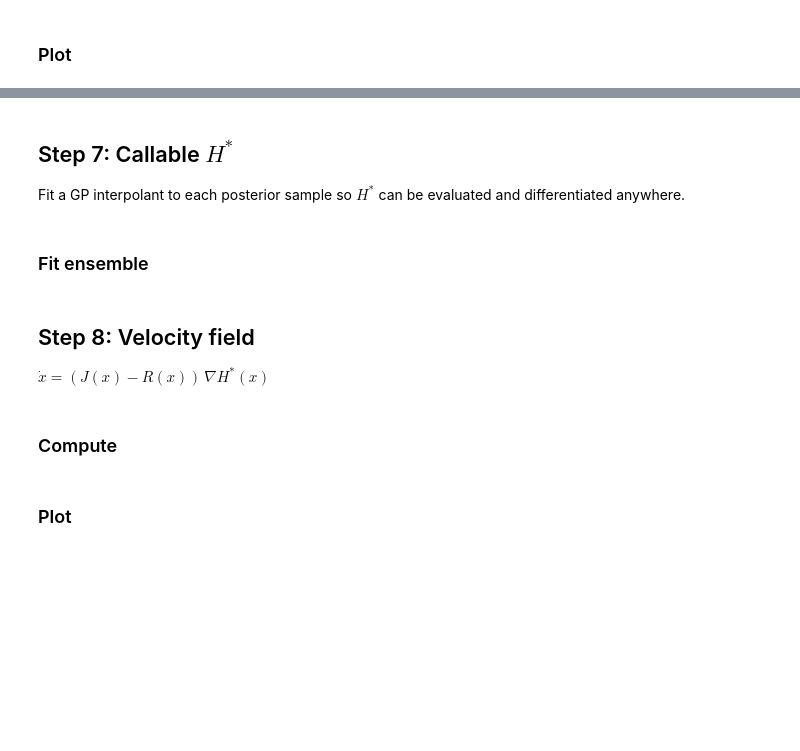
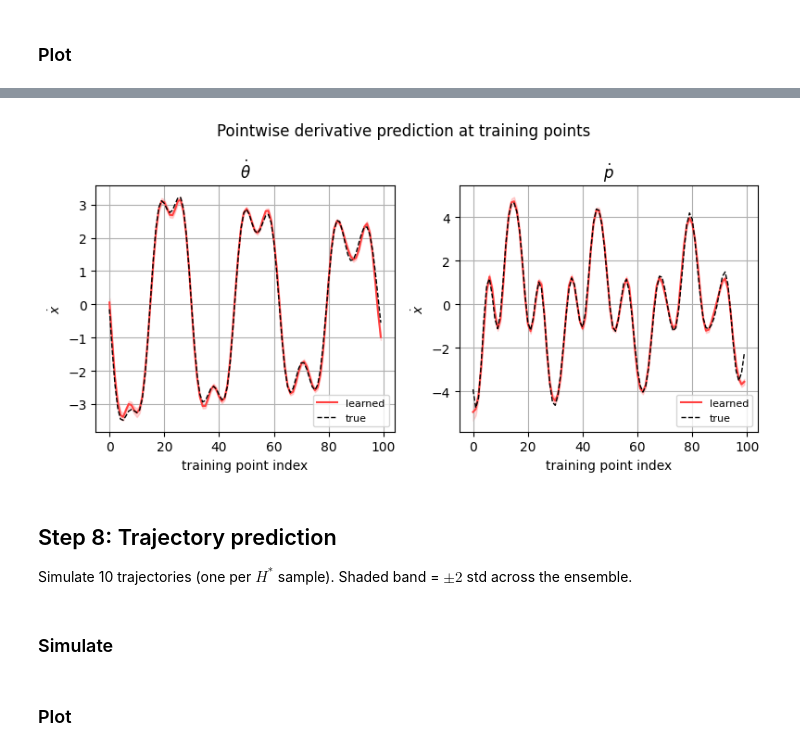
Before and after one commit to essey1/neuromancer, a Jupyter notebook: gp_phs_double-well_oscillator.ipynb, the cells around one changed output, grey strips where cells are left out. Saved outputs shown, nothing was run; the diff lists cells and outputs as text; code cells hidden in the pictures; blank space fills up the shorter version.

```diff
--- a/gp_phs_double-well_oscillator.ipynb
+++ b/gp_phs_double-well_oscillator.ipynb
@@ -258,16 +257,0 @@ H_true_grid = H_true(TH, P)
-# %%
-# compute posterior
-kernel = gpphs_module.gp_model.covar_module
-posterior = GPPosterior(
-    model=gpphs_module.gp_model, likelihood=gpphs_module.likelihood,
-    phs_matrices=phs, lengthscale=kernel.lengthscale.detach(),
-    signal_var=kernel.signal_var.detach(), noise_var=gpphs_module.likelihood.noise.detach(),
-)
-
-H_mean_train, _, H_samples = posterior(
-    train_x, train_u, train_xdot, test_x=train_x, xdot_var=xdot_var_t, n_samples=10)
-H_mean_grid, _, _ = posterior(
-    train_x, train_u, train_xdot, test_x=x_grid,  xdot_var=xdot_var_t, n_samples=1)
-
-offset    = H_true(x_smooth[:, 0], x_smooth[:, 1]).mean() - H_mean_train.numpy().mean()
-H_aligned = H_mean_grid.numpy().reshape(N_GRID, N_GRID) + offset
@@ -273,0 +269,11 @@ H_aligned = H_mean_grid.numpy().reshape(N_GRID, N_GRID) + offset
+# %%
+x_smooth_t = torch.tensor(x_smooth, dtype=torch.float32)
+
+ensemble = [
+    hamiltonian_approximator.HamiltonianApproximator(
+        method='gp',
+        lengthscale=posterior.lengthscale,
+        signal_var=posterior.signal_var,
+    ).fit(x_smooth_t, H_samples[i])
+    for i in range(H_samples.shape[0])
+]
@@ -274,2 +284,14 @@ H_aligned = H_mean_grid.numpy().reshape(N_GRID, N_GRID) + offset
+# %%
+xdot_true = xdot_smooth
+u_traj1   = u_i
+
+# EVALUATE LEARNED DYNAMICS: ẋ = (J(x) - R(x))∇H*(x) + G(x)u
+JR             = (phs.get_J(x_smooth_t) - phs.get_R(x_smooth_t)).detach().numpy()
+G              = phs.get_G(x_smooth_t).detach().numpy()
+grad_H_stack   = torch.stack([h.gradient(x_smooth_t) for h in ensemble])
+grad_H_mean    = grad_H_stack.mean(0).detach().numpy()
+grad_H_std     = grad_H_stack.std(0).detach().numpy()
+xdot_pred      = np.einsum('nij,nj->ni', JR, grad_H_mean) + np.einsum('nij,nj->ni', G, u_traj1)
+xdot_pred_std  = np.einsum('nij,nj->ni', JR, grad_H_std)
 # %% [markdown]
 ### Plot
@@ -287,6 +297,0 @@ ax1.set_ylabel('$p$'); plt.tight_layout(); plt.show()
-# %% [markdown]
-## Step 7: Callable $H^*$
-
-Fit a GP interpolant to each posterior sample so $H^*$ can be evaluated and differentiated anywhere.
-# %% [markdown]
-### Fit ensemble
@@ -308,6 +298,14 @@ ensemble = [
-# %% [markdown]
-## Step 8: Velocity field
-
-$\dot{x} = (J(x) - R(x))\,\nabla H^*(x)$
+# %%
+plot.pltXdot(
+    xdot_pred, xdot_true,
+    xdot_std=xdot_pred_std,
+    state_lbls=[r'$\dot{\theta}$', r'$\dot{p}$'],
+)
+# %% [output]
+[figure, added]
+# %% [markdown]
+## Step 8: Trajectory prediction
+
+Simulate 10 trajectories (one per $H^*$ sample). Shaded band = $\pm 2$ std across the ensemble.
 # %% [markdown]
-### Compute
+### Simulate
```
Also changed, not shown: parts of 58 cells of this notebook.
